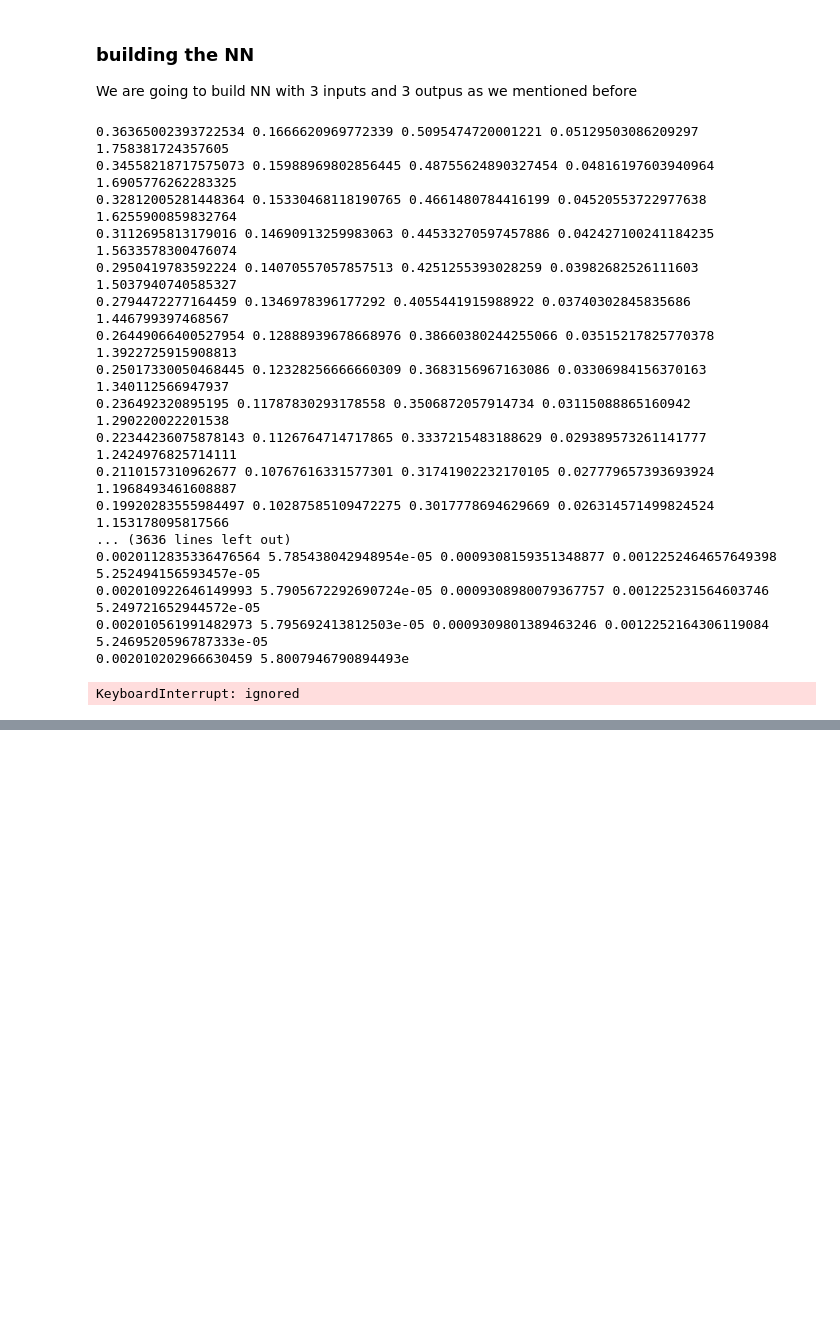
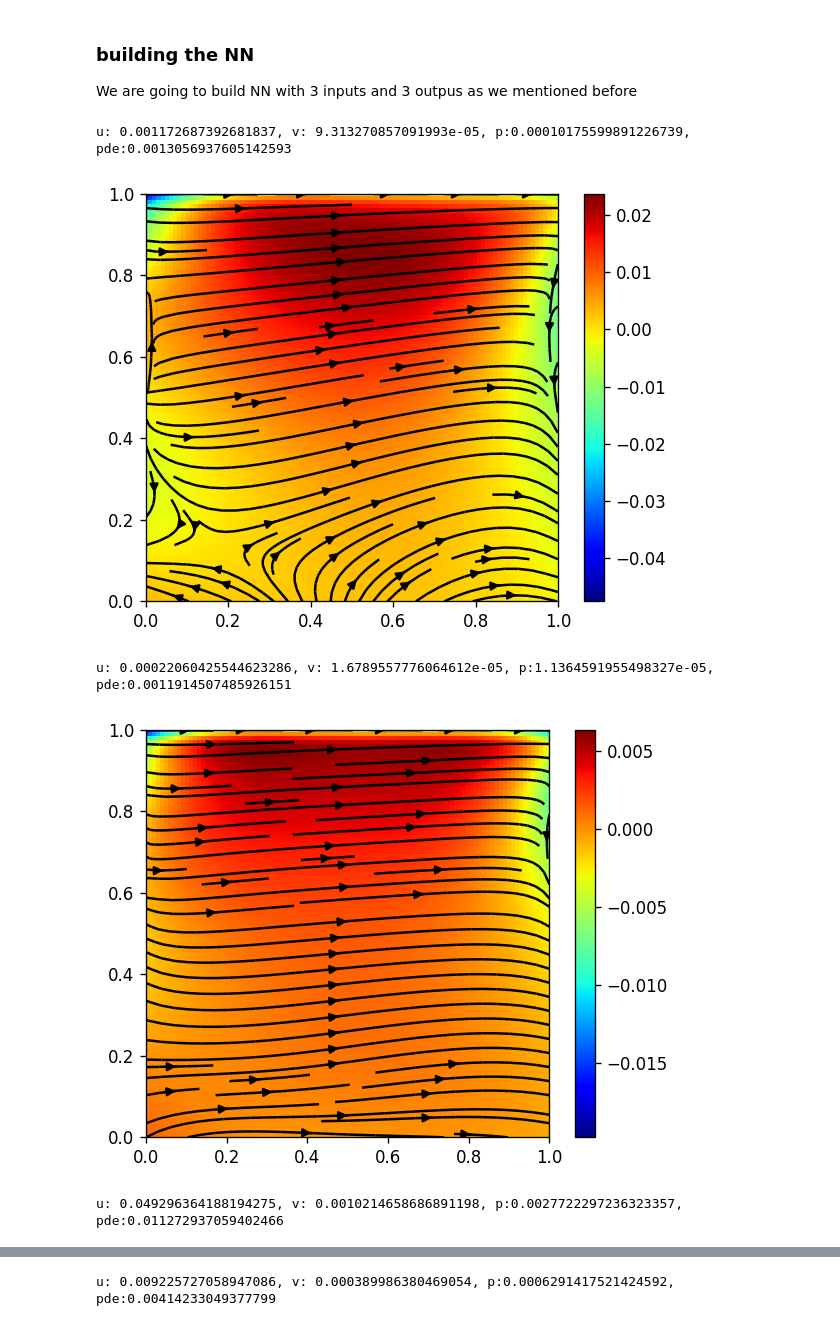
Before and after one commit to HashimAlSadah/PETE547_Project, a Jupyter notebook: PINN_demo/navier_stoke_pinn.ipynb, the cells around one changed output, grey strips where cells are left out. Saved outputs shown, nothing was run; the diff lists cells and outputs as text; code cells hidden in the pictures; blank space fills up the shorter version.

Commit message:
Added the initial loss, excluded the boundary from the PDE loss, and created a function to plot the result

```diff
--- a/PINN_demo/navier_stoke_pinn.ipynb
+++ b/PINN_demo/navier_stoke_pinn.ipynb
@@ -73,11 +102,10 @@ t_0, t_f = 0.0 , 0.1
 # %%
 def generate_data(x_num = 10, y_num=10, t_num=10):
-    x_axis = torch.linspace(x_0, x_f,  x_num)
-    y_axis = torch.linspace(y_0, y_f, y_num )
+    x_axis = torch.linspace(x_0, x_f,  x_num + 2)[1:-1] #exclude the boundary
+    y_axis = torch.linspace(y_0, y_f, y_num + 2)[1: -1]
     t_axis = torch.linspace(t_0, t_f, t_num )
     data = torch.cartesian_prod(x_axis, y_axis, t_axis)
-
-    return data[:, 0].reshape(-1,1), data[:, 1].reshape(-1,1), data[:, 2].reshape(-1,1)
+    return torch.split(data, 1, 1)
 # %%
 # the model
 class FCN(nn.Module):
@@ -118,7 +146,7 @@ class FCN(nn.Module):
         u, v, p = torch.split(output, 1, dim=1)
         return u, v, p
 # %%
-x_physics , y_physics, t_physics = generate_data(10, 10, 10)
+x_physics , y_physics, t_physics = generate_data(12, 12, 12)
 x_physics = x_physics.requires_grad_()
 y_physics = y_physics.requires_grad_()
 t_physics = t_physics.requires_grad_()
@@ -129,6 +157,12 @@ y_up = torch.tensor( [y_f]*examples_num ).unsqueeze(-1)
 y_down = torch.tensor( [y_0]*examples_num ).unsqueeze(-1).requires_grad_()
 x_right = torch.tensor( [x_f]*examples_num ).unsqueeze(-1).requires_grad_()
 x_left = torch.tensor( [x_0]*examples_num ).unsqueeze(-1).requires_grad_()
+
+#Initial values
+x_interior = torch.linspace(x_0, x_f, 14)[1:-1]
+y_interior = torch.linspace(y_0, y_f, 14)[1:-1]
+initial_points = torch.cartesian_prod(x_interior, y_interior, torch.tensor([t_0]))
+x_interior, y_interior, t_initial = torch.split(initial_points, 1, 1)
 # %%
 def pde_loss(x, y, t, net, density=1.0, viscosity=0.1):
     u, v, p = net(x,y,t)
@@ -142,7 +176,7 @@ def pde_loss(x, y, t, net, density=1.0, viscosity=0.1):
     v_xx = torch.autograd.grad(v_x, x, torch.ones_like(v_x),create_graph=True)[0]
     v_y = torch.autograd.grad(v, y,torch.ones_like(v), create_graph=True)[0]
     v_yy = torch.autograd.grad(v_y, y,torch.ones_like(v_y), create_graph=True)[0]
-    v_t = torch.autograd.grad(v,t,torch.ones_like(v_y), create_graph=True)[0]
+    v_t = torch.autograd.grad(v,t,torch.ones_like(v), create_graph=True)[0]
 
     p_x = torch.autograd.grad(p,x,torch.ones_like(p), create_graph=True)[0]
     p_xx = torch.autograd.grad(p_x,x,torch.ones_like(p_x), create_graph=True)[0]
@@ -154,6 +188,7 @@ def pde_loss(x, y, t, net, density=1.0, viscosity=0.1):
     loss1 = u_t + u * u_x + v * u_y + (1/density) * p_x - viscosity * (u_xx + u_yy)
     loss2 = v_t + u * v_x + v * v_y + (1/density) * p_y - viscosity * (v_xx + v_yy)
     loss3 = (u_x)**2 + 2 * u_y * v_x + (v_y)**2 + (1/density) * (p_xx + p_yy)
+    # loss3 = u_x + v_y   #This one gives better result
 
     # Store losses in a dictionary
     losses = {
@@ -161,7 +196,7 @@ def pde_loss(x, y, t, net, density=1.0, viscosity=0.1):
         'PDE2': loss2,
         'PDE3': loss3
     }
-    loss_added = loss1+loss2+loss3
+    loss_added = torch.mean(loss1**2) + torch.mean(loss2**2) + torch.mean(loss3**2)
 
 
     return losses, loss_added
@@ -179,10 +214,17 @@ optimizer = optim.Adam(pinn.parameters(), lr=1e-3)
 total_losses = []
 iteration = []
 boundary_loss = []
-epochs = 5000
+epochs = 20000
 
 for epoch in range(1, epochs + 1):
     optimizer.zero_grad()
+
+    #Initial value loss
+    u, v, p = pinn(x_interior, y_interior, t_initial)
+    u_initial_loss = torch.mean( u**2 )
+    v_initial_loss = torch.mean( v**2 )
+    p_initial_loss = torch.mean( p**2 )
+    initial_loss = u_initial_loss + v_initial_loss + p_initial_loss
 
     #Boundary loss, 1- top "y=1"
     u, v , p = pinn(x_physics, y_up, t_physics)
@@ -196,53 +238,52 @@ for epoch in range(1, epochs + 1):
     u_down_loss = torch.mean( u**2 )
     v_down_loss = torch.mean( v**2 )
     p_y = torch.autograd.grad(p, y_down, torch.ones_like(p), create_graph=True)[0]
     p_down_loss = torch.mean( p_y**2 )
     down_loss = u_down_loss + v_down_loss + p_down_loss
 
     # Boundary loss, 3 - left "x=0"
     u, v , p = pinn(x_left, y_physics, t_physics)
     u_left_loss = torch.mean( u**2 )
     v_left_loss = torch.mean( v**2 )
     p_x = torch.autograd.grad(p, x_left, torch.ones_like(p), create_graph=True)[0]
     p_left_loss = torch.mean( p_x**2 )
     left_loss = u_left_loss + v_left_loss + p_left_loss
 
     # Boundary loss, 4 - right "x=1"
     u, v , p = pinn(x_right, y_physics, t_physics)
     u_right_loss = torch.mean( u**2 )
     v_right_loss = torch.mean( v**2 )
     p_x = torch.autograd.grad(p, x_right, torch.ones_like(p), create_graph=True)[0]
     p_right_loss = torch.mean( p_x**2 )
     right_loss = u_right_loss + v_right_loss + p_right_loss
 
+    #losses for each variable u, v, p
+    u_loss = u_initial_loss + u_top_loss + u_left_loss + u_down_loss + u_right_loss
+    v_loss = v_initial_loss + v_top_loss + v_left_loss + v_down_loss + v_right_loss
+    p_loss = p_initial_loss + p_top_loss + p_left_loss + p_down_loss + p_right_loss
+
     # pde loss
     pde_losses, losses_added = pde_loss(x = x_physics, y = y_physics, t = t_physics, net = pinn  )
-    pde_loss0 = mse_cost_function(losses_added, torch.zeros((10**3,1)))
-    loss = top_loss + down_loss + right_loss + left_loss + pde_loss0
+    # pde_loss0 = mse_cost_function(losses_added, torch.zeros((examples_num,1)))
+    loss = losses_added +  u_loss + v_loss +  p_loss
 
     # back propagation
     loss.backward()
     optimizer.step()
     total_losses.append(loss.detach())
-    if epoch % 1000 == 0:
-        total_losses.append(loss.detach())
-        print(total_losses[-1])
+    # if epoch % 1000 == 0:
+    #     total_losses.append(loss.detach())
+    #     print(total_losses[-1])
+
+    if epoch % 5000 == 0:
+      pinn.eval()
+      print(f"u: {u_loss.item()}, v: {v_loss.item()}, p:{p_loss.item()}, pde:{losses_added.item()}")
+      with torch.inference_mode():
+        plot_final_t_step(pinn)
+      pinn.train()
 # %% [output]
-0.36365002393722534 0.1666620969772339 0.5095474720001221 0.05129503086209297 1.758381724357605
-0.34558218717575073 0.15988969802856445 0.48755624890327454 0.04816197603940964 1.6905776262283325
-0.32812005281448364 0.15330468118190765 0.4661480784416199 0.04520553722977638 1.6255900859832764
-0.3112695813179016 0.14690913259983063 0.44533270597457886 0.042427100241184235 1.5633578300476074
-0.2950419783592224 0.14070557057857513 0.4251255393028259 0.03982682526111603 1.5037940740585327
-0.2794472277164459 0.1346978396177292 0.4055441915988922 0.03740302845835686 1.446799397468567
-0.26449066400527954 0.12888939678668976 0.38660380244255066 0.03515217825770378 1.3922725915908813
-0.25017330050468445 0.12328256666660309 0.3683156967163086 0.03306984156370163 1.340112566947937
-0.236492320895195 0.11787830293178558 0.3506872057914734 0.03115088865160942 1.290220022201538
-0.22344236075878143 0.1126764714717865 0.3337215483188629 0.029389573261141777 1.2424976825714111
-0.2110157310962677 0.10767616331577301 0.31741902232170105 0.027779657393693924 1.1968493461608887
-0.19920283555984497 0.10287585109472275 0.3017778694629669 0.026314571499824524 1.153178095817566
-... (3636 lines left out)
-0.0020112835336476564 5.785438042948954e-05 0.0009308159351348877 0.0012252464657649398 5.252494156593457e-05
-0.002010922646149993 5.7905672292690724e-05 0.0009308980079367757 0.001225231564603746 5.249721652944572e-05
-0.002010561991482973 5.795692413812503e-05 0.0009309801389463246 0.0012252164306119084 5.2469520596787333e-05
-0.002010202966630459 5.8007946790894493e
+u: 0.001172687392681837, v: 9.313270857091993e-05, p:0.00010175599891226739, pde:0.0013056937605142593
+[figure, added]
-KeyboardInterrupt: ignored
+u: 0.00022060425544623286, v: 1.6789557776064612e-05, p:1.1364591955498327e-05, pde:0.0011914507485926151
+[figure, added]
+u: 0.049296364188194275, v: 0.0010214658686891198, p:0.0027722297236323357, pde:0.011272937059402466
@@ -248,0 +291 @@ KeyboardInterrupt: ignored
+u: 0.009225727058947086, v: 0.000389986380469054, p:0.0006291417521424592, pde:0.00414233049377799
```
Also changed, not shown: parts of 4 cells of this notebook.
